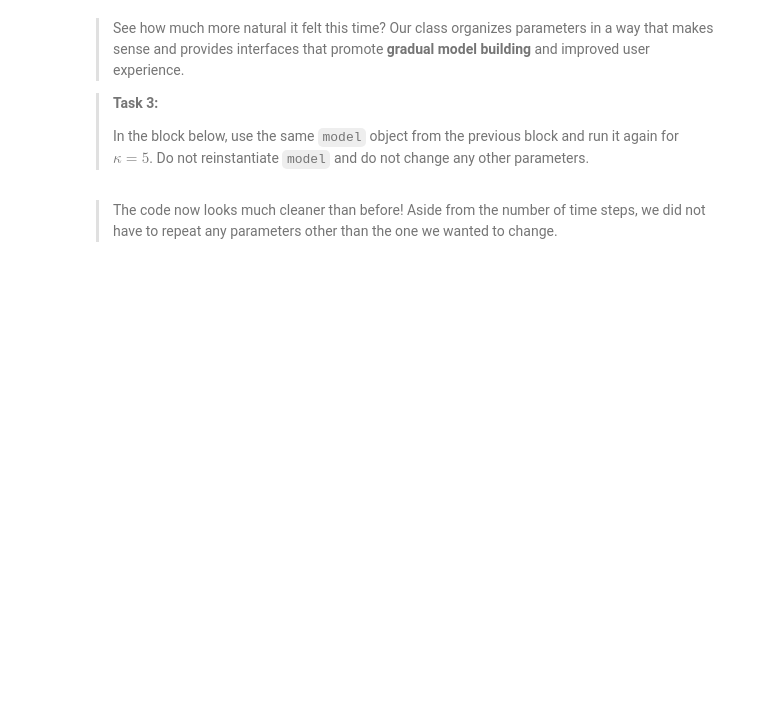
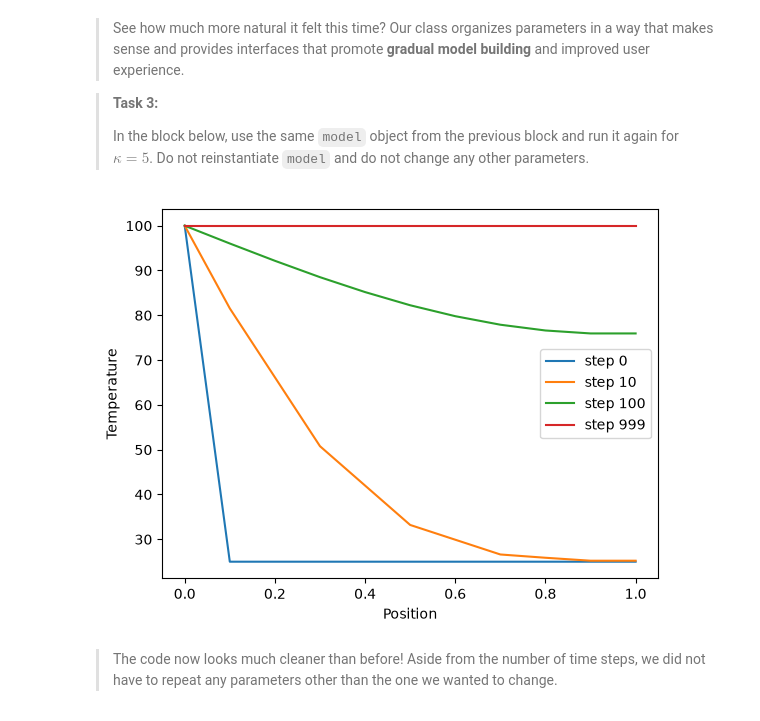
Before and after one commit to sultanhezam070/PA2.1, a Jupyter notebook: 2_oop.ipynb, the cells around one changed output. Cells and saved outputs as stored; diff of their text form; code cells hidden in the pictures; blank space fills up the shorter version.

```diff
--- a/2_oop.ipynb
+++ b/2_oop.ipynb
@@ -103,3 +106,15 @@ model.set_bcs(# YOUR_CODE_LINE_HERE )
+# %%
+
+# Change only the thermal diffusivity
+model.set_pde_params(kappa=5)
+
+# Run the simulation again
+model.solve(n_steps=1000)
+
+# Plot the results
+model.plot_steps([0, 10, 100, 999])
+# %% [output]
+[figure, added]
 # %% [markdown]
 > The code now looks much cleaner than before! Aside from the number of time steps, we did not have to repeat any parameters other than the one we wanted to change.
 # %% [markdown]
```
Also changed, not shown: parts of 7 cells of this notebook.
